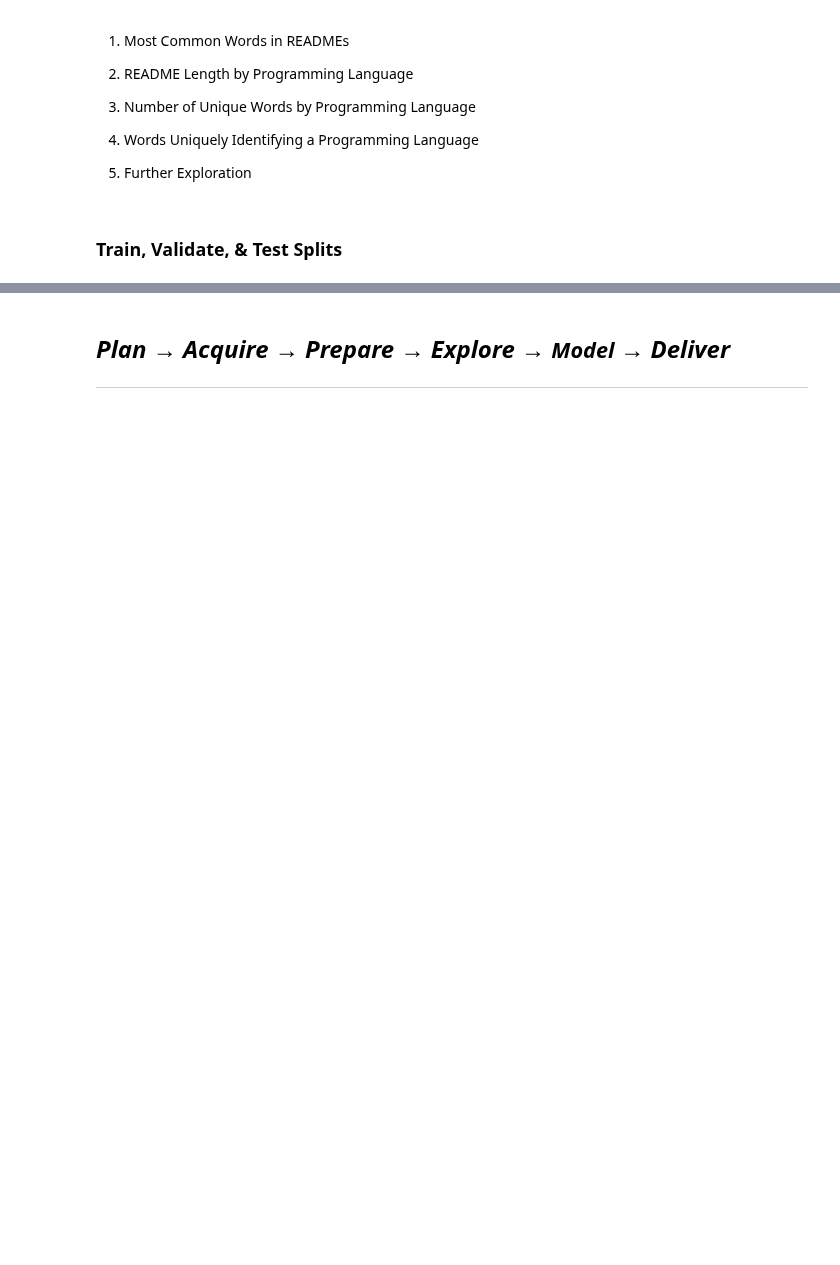
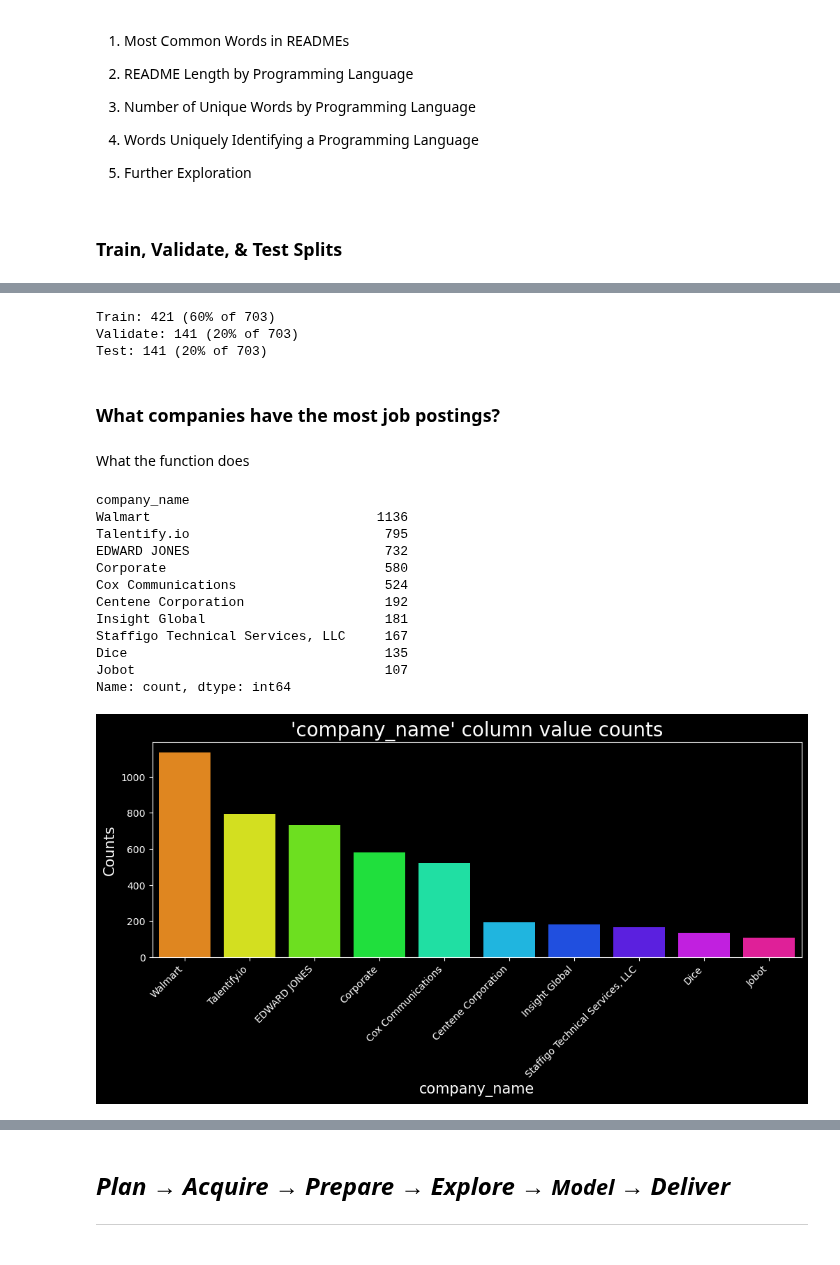
Before and after one commit to Decoding-Data-Jobs/data-jobs-project, a Jupyter notebook: mvp_notebook.ipynb, the cells around one changed output, grey strips where cells are left out. Cells and saved outputs as stored; diff of their text form; code cells hidden in the pictures; blank space fills up the shorter version.

Commit message:
Added exploration functions

```diff
--- a/mvp_notebook.ipynb
+++ b/mvp_notebook.ipynb
@@ -1161,0 +929,75 @@ w.plot_unique_identifier_words(df, threshold=0.75, n=50)
+# %%
+from sklearn.model_selection import train_test_split
+
+# Split the data into train and test sets (Our validate will be generated during GridSearch)
+train, test = train_test_split(jobs_df_cleaned, train_size=0.8, test_size=0.2, random_state=321)
+
+# Print sizes, length of set and ratio of total
+print(f"Train size: {len(train)} ({len(train) / len(jobs_df_cleaned):.2%})")
+print(f"Test size: {len(test)} ({len(test) / len(jobs_df_cleaned):.2%})")
+# %% [output]
+Train: 421 (60% of 703)
+Validate: 141 (20% of 703)
+Test: 141 (20% of 703)
+# %%
+jobs_df_cleaned = train.copy()
+# %%
+import matplotlib.pyplot as plt
+import seaborn as sns
+
+def eda_plot(df, column, topn=20):
+    """
+    This function takes a DataFrame, a column name, and a number as parameters.
+    It creates a bar plot of the top 'n' most frequent values in the specified column.
+
+    Parameters:
+    df (DataFrame): The input DataFrame.
+    column (str): The name of the column to plot.
+    topn (int): The number of top values to include in the plot.
+
+    Returns:
+    None
+    """
+
+    # Create a figure
+    plt.figure(figsize=(12, 4))
+
+    # Get the top 'n' most frequent values in the column
+    top_values = df[column].value_counts().nlargest(topn)
+
+    # Create a bar plot of the top values
+    # Use the 'hsv' colormap to get different colors for each bar
+    sns.barplot(x=top_values.index, y=top_values.values, palette="hsv")
+
+    # Set the title and labels
+    plt.title(f"'{column}' column value counts", fontsize=20)
+    plt.ylabel("Counts", fontsize=15)
+    plt.xlabel(column, fontsize=15)
+
+    # Rotate the x-axis labels for better readability
+    plt.xticks(rotation=45, ha="right")
+
+    display(jobs_df_cleaned[column].value_counts(dropna=True).head(topn))
+
+    # Display the plot
+    plt.show()
+# %% [markdown]
+### What companies have the most job postings?
+# %% [markdown]
+What the function does
+# %%
+eda_plot(jobs_df_cleaned, 'company_name', topn=10)
+# %% [output]
+company_name
+Walmart                             1136
+Talentify.io                         795
+EDWARD JONES                         732
+Corporate                            580
+Cox Communications                   524
+Centene Corporation                  192
+Insight Global                       181
+Staffigo Technical Services, LLC     167
+Dice                                 135
+Jobot                                107
+Name: count, dtype: int64
+[figure, added]
```
Also changed, not shown: parts of 100 cells of this notebook, 1 other file.
